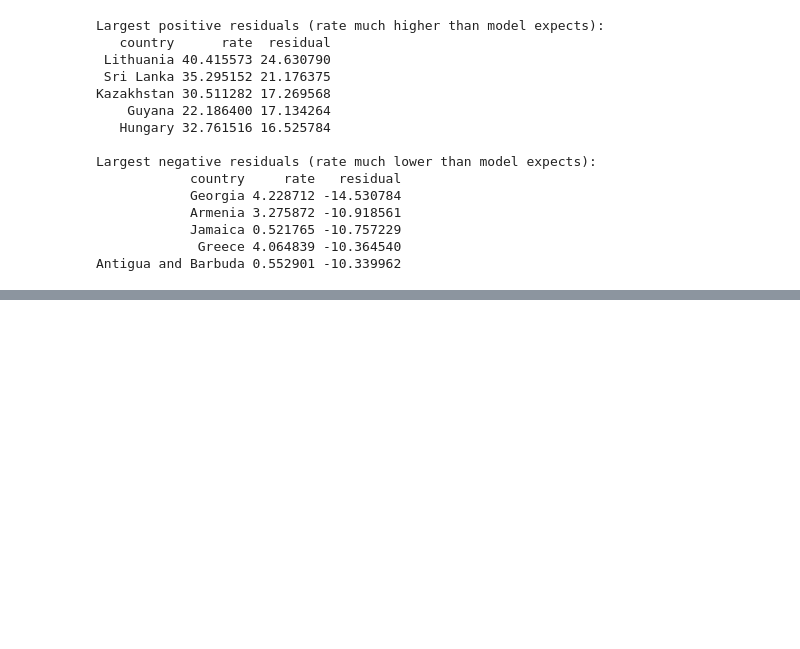
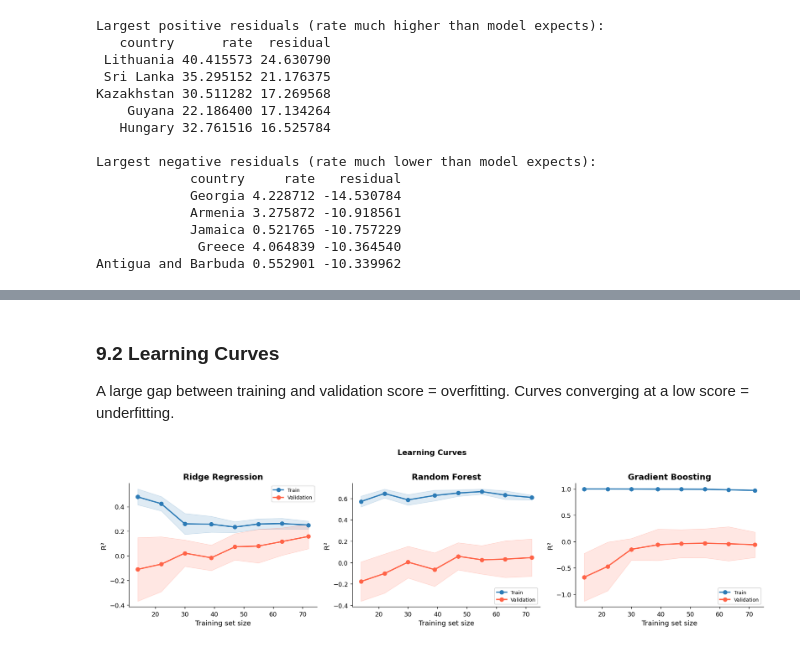
Before and after one commit to MustafaKaanKoc/Reproducible-Research-Term-Project, a Jupyter notebook: suicide_rates_initial_eda.ipynb, the cells around one changed output, grey strips where cells are left out. Drawn from its saved outputs; the diff is of its cells as text; code cells hidden in the pictures; blank space fills up the shorter version.

Commit message:
modelling updates

```diff
--- a/suicide_rates_initial_eda.ipynb
+++ b/suicide_rates_initial_eda.ipynb
@@ -528,0 +562,42 @@ Antigua and Barbuda 0.552901 -10.339962
+# %% [markdown]
+### 9.2 Learning Curves
+A large gap between training and validation score = overfitting.
+Curves converging at a low score = underfitting.
+# %%
+from sklearn.model_selection import learning_curve
+
+models_lc = {
+    'Ridge Regression':  lr_pipe,
+    'Random Forest':     rf,
+    'Gradient Boosting': gb,
+}
+
+train_sizes = np.linspace(0.2, 1.0, 8)
+fig, axes = plt.subplots(1, 3, figsize=(15, 4))
+
+for ax, (name, model) in zip(axes, models_lc.items()):
+    ts, train_scores, val_scores = learning_curve(
+        model, X, y, cv=kf,
+        train_sizes=train_sizes,
+        scoring='r2'
+    )
+    ax.plot(ts, train_scores.mean(axis=1), 'o-', color='#2c7bb6',
+            label='Train', linewidth=2)
+    ax.fill_between(ts,
+                    train_scores.mean(axis=1) - train_scores.std(axis=1),
+                    train_scores.mean(axis=1) + train_scores.std(axis=1),
+                    alpha=0.15, color='#2c7bb6')
+    ax.plot(ts, val_scores.mean(axis=1), 'o-', color='tomato',
+            label='Validation', linewidth=2)
+    ax.fill_between(ts,
+                    val_scores.mean(axis=1) - val_scores.std(axis=1),
+                    val_scores.mean(axis=1) + val_scores.std(axis=1),
+                    alpha=0.15, color='tomato')
+    ax.set(title=name, xlabel='Training set size', ylabel='R²')
+    ax.legend(fontsize=8)
+
+plt.suptitle('Learning Curves', y=1.02, fontweight='bold')
+plt.tight_layout()
+plt.show()
+# %% [output]
+[figure, added]
```
Also changed, not shown: parts of 4 cells of this notebook.
